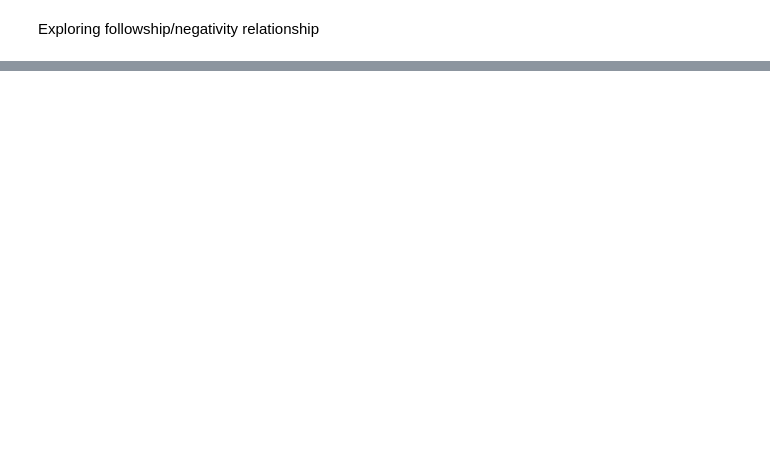
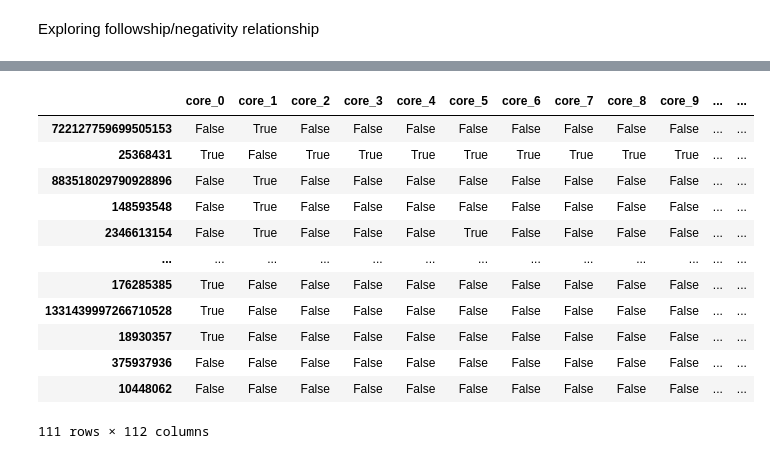
Before and after one commit to ZonovaX/SocialNetworkers, a Jupyter notebook: Messing Around/Wagner.ipynb, the cells around one changed output, grey strips where cells are left out. Drawn from its saved outputs; the diff is of its cells as text; code cells hidden in the pictures; blank space fills up the shorter version.

```diff
--- a/Messing Around/Wagner.ipynb
+++ b/Messing Around/Wagner.ipynb
@@ -60,9 +60,9 @@ def user_saver(user, file='UUagner.csv'):
 Personal info please don't use.
 # %%
 ck = 'QxPH3Ud4nFeHxfiOsnzNr2sql'
-cs = 'Za7KaXRQLmvjIPtjqXZhMNa32rGm99wmNzeDcYDBFHzF5pXSAV'
+cs = ''
 at = '1393253063528431621-Tk8YAgtU3B4SwJa4DmHlhfGlcaiWN6'
-ats = 'yIjPx47vEMI9dz9FlnVd9rfIuS6wO6wfK42gmiGsNKHuQ'
+ats = ''
 # %% [markdown]
 This creates an instance of the API so that I can pull Tweets from Twitter.
 # %%
@@ -345,7 +345,7 @@ def frame_data(core, crust, data=[], save=False, restart=0):
     #now we see which crust members are following which core members
     for n, crust_member in [x for x in enumerate(crust) if x[0]>=restart]:
         #this will hold what we find
-        next_line = []
+        next_line = [crust_member]
         #look up who the crust member is following
         following, pages = API.friends_ids(user_id=crust_member, cursor=-1)
 
@@ -443,14 +444,19 @@ def sentiment(tweets, analogue=False):
         probs = model.predict_proba(vectord.transform(tweets).toarray())
         return probs[:,1]-probs[:,0]
     else: return model.predict(vectord.transform(tweets).toarray())
+# %%
+with open('Chapo_core.txt', 'r') as reader:
+    chapo_core = [int(user) for user in reader.readlines()]
 # %%
 chapo_activities = pd.DataFrame()
 for n, user in enumerate(chapo_core):
-    activity = get_activity(user, count=1000)
-    prep_activity(activity)
-    activity['Predicted_polarity'] = sentiment(activity.Cleaned, True)
-    activity['User'] = [user for n in range(len(activity))]
-    chapo_activities = pd.concat([chapo_activities, activity])
+    try:
+        activity = get_activity(user, count=1000)
+        prep_activity(activity)
+        activity['Predicted_polarity'] = sentiment(activity.Cleaned, True)
+        activity['User'] = [user for n in range(len(activity))]
+        chapo_activities = pd.concat([chapo_activities, activity])
+    except: continue
     if not n%10: print(n)
 # %% [output]
 0
@@ -512 +579,17 @@ chapo_cross_core['Average_polarity'] = averages
 chapo_cross_core.to_csv('Chapo_cross_core.csv', index=False)
+# %%
+chapo_cross_core
+# %% [output]
+|  | core_0 | core_1 | core_2 | core_3 | core_4 | core_5 | core_6 | core_7 | core_8 | core_9 | ... | ... |
+| 722127759699505153 | False | True | False | False | False | False | False | False | False | False | ... | ... |
+| 25368431 | True | False | True | True | True | True | True | True | True | True | ... | ... |
+| 883518029790928896 | False | True | False | False | False | False | False | False | False | False | ... | ... |
+| 148593548 | False | True | False | False | False | False | False | False | False | False | ... | ... |
+| 2346613154 | False | True | False | False | False | True | False | False | False | False | ... | ... |
+| ... | ... | ... | ... | ... | ... | ... | ... | ... | ... | ... | ... | ... |
+| 176285385 | True | False | False | False | False | False | False | False | False | False | ... | ... |
+| 1331439997266710528 | True | False | False | False | False | False | False | False | False | False | ... | ... |
+| 18930357 | True | False | False | False | False | False | False | False | False | False | ... | ... |
+| 375937936 | False | False | False | False | False | False | False | False | False | False | ... | ... |
+| 10448062 | False | False | False | False | False | False | False | False | False | False | ... | ... |
+111 rows × 112 columns
```
Also changed, not shown: parts of 9 cells of this notebook, 12 other files.
